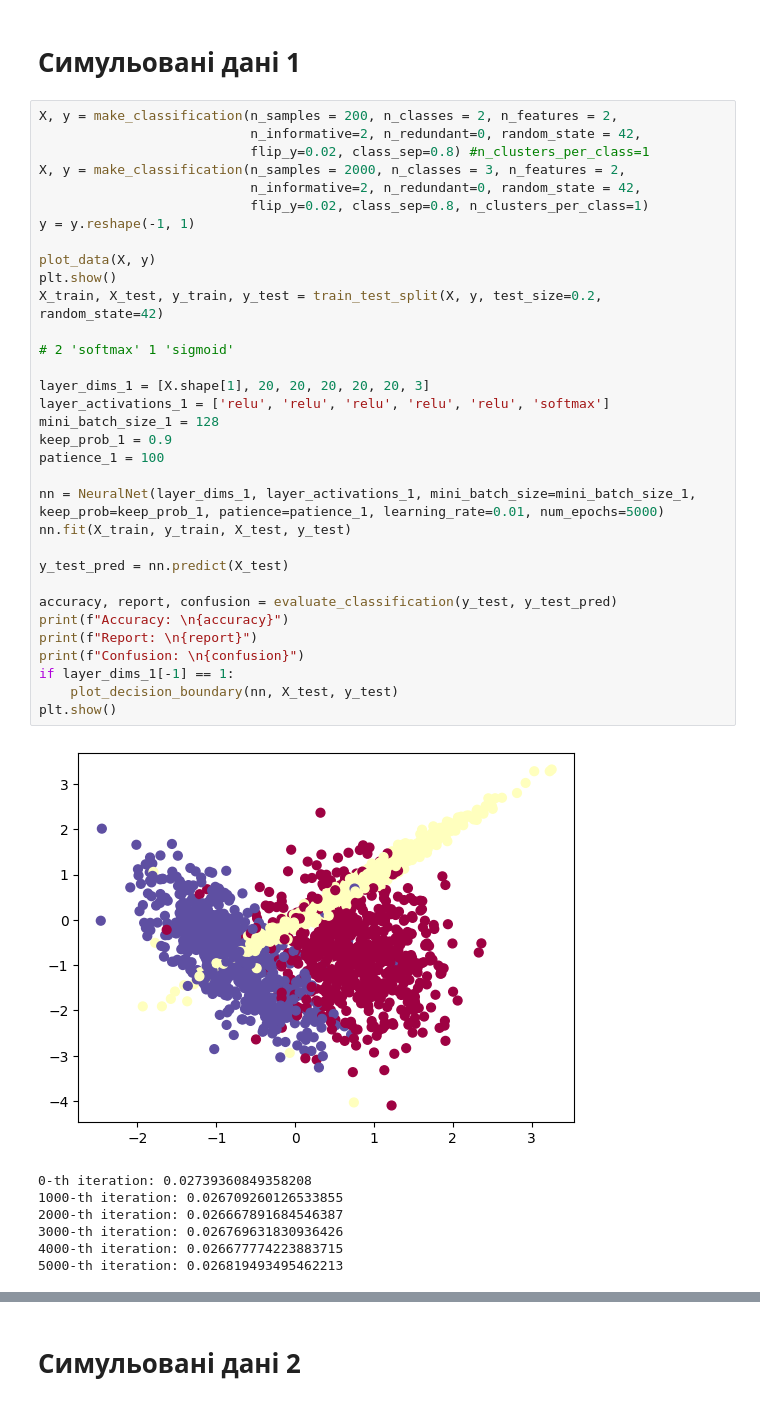
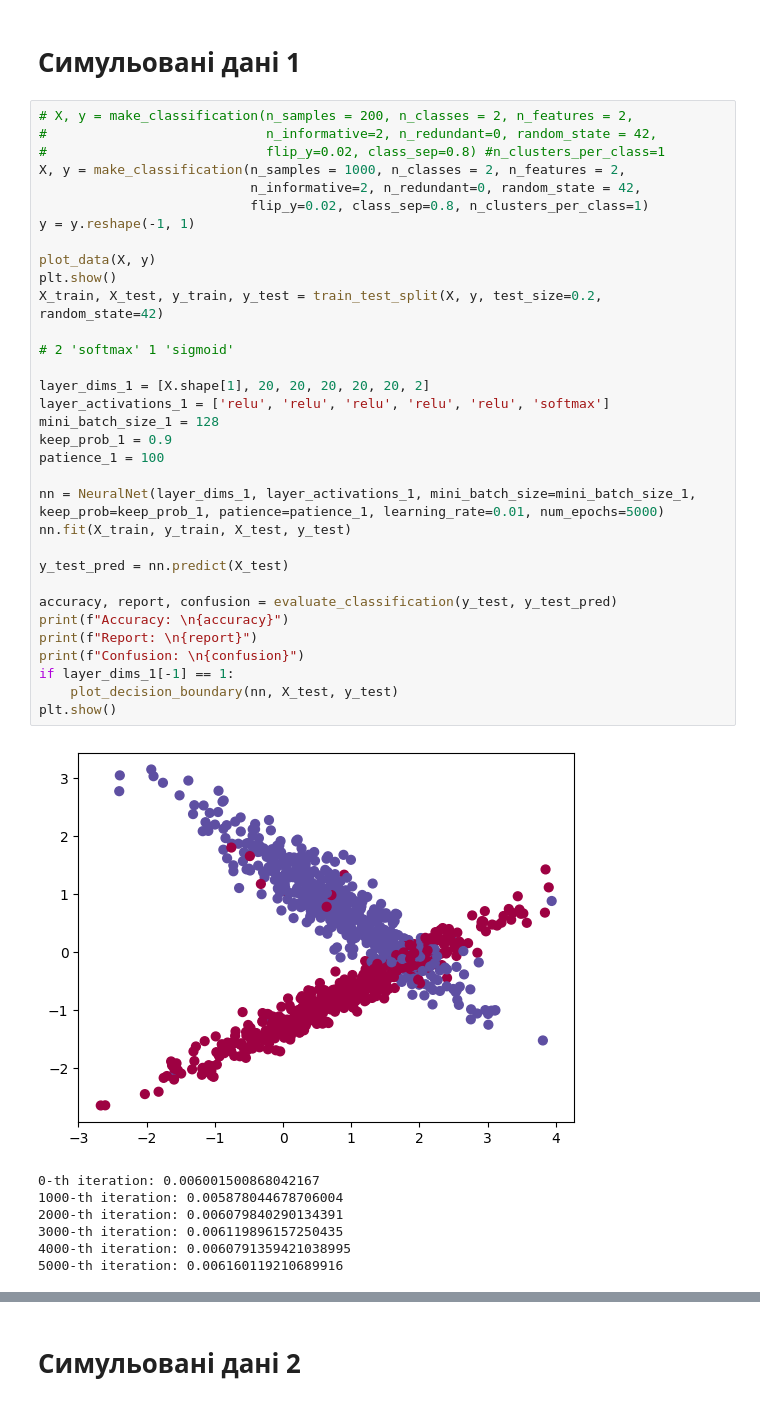
Before and after one commit to SerbulovArtem/Machine_Learning_Semester_66, a Jupyter notebook: HW3/NeuralNet simple 1.ipynb, the cells around one changed output, grey strips where cells are left out. Drawn from its saved outputs; the diff is of its cells as text.

```diff
--- a/HW3/NeuralNet simple 1.ipynb
+++ b/HW3/NeuralNet simple 1.ipynb
@@ -350,43 +369,43 @@ class NeuralNet:
 # %% [markdown]
 # Симульовані дані 1
 # %%
-X, y = make_classification(n_samples = 200, n_classes = 2, n_features = 2,
-                           n_informative=2, n_redundant=0, random_state = 42,
-                           flip_y=0.02, class_sep=0.8) #n_clusters_per_class=1
-X, y = make_classification(n_samples = 2000, n_classes = 3, n_features = 2,
+# X, y = make_classification(n_samples = 200, n_classes = 2, n_features = 2,
+#                            n_informative=2, n_redundant=0, random_state = 42,
+#                            flip_y=0.02, class_sep=0.8) #n_clusters_per_class=1
+X, y = make_classification(n_samples = 1000, n_classes = 2, n_features = 2,
                            n_informative=2, n_redundant=0, random_state = 42,
                            flip_y=0.02, class_sep=0.8, n_clusters_per_class=1)
 y = y.reshape(-1, 1)
 
 plot_data(X, y)
 plt.show()
 X_train, X_test, y_train, y_test = train_test_split(X, y, test_size=0.2, random_state=42)
 
 # 2 'softmax' 1 'sigmoid'
 
-layer_dims_1 = [X.shape[1], 20, 20, 20, 20, 20, 3]
+layer_dims_1 = [X.shape[1], 20, 20, 20, 20, 20, 2]
 layer_activations_1 = ['relu', 'relu', 'relu', 'relu', 'relu', 'softmax']
 mini_batch_size_1 = 128
 keep_prob_1 = 0.9
 patience_1 = 100
 
 nn = NeuralNet(layer_dims_1, layer_activations_1, mini_batch_size=mini_batch_size_1, keep_prob=keep_prob_1, patience=patience_1, learning_rate=0.01, num_epochs=5000)
 nn.fit(X_train, y_train, X_test, y_test)
 
 y_test_pred = nn.predict(X_test)
 
 accuracy, report, confusion = evaluate_classification(y_test, y_test_pred)
 print(f"Accuracy: \n{accuracy}")
 print(f"Report: \n{report}")
 print(f"Confusion: \n{confusion}")
 if layer_dims_1[-1] == 1:
     plot_decision_boundary(nn, X_test, y_test)
 plt.show()
 # %% [output]
-[figure, old version]
+[figure, new version]
-0-th iteration: 0.02739360849358208
-1000-th iteration: 0.026709260126533855
-2000-th iteration: 0.026667891684546387
-3000-th iteration: 0.026769631830936426
-4000-th iteration: 0.026677774223883715
-5000-th iteration: 0.026819493495462213
+0-th iteration: 0.006001500868042167
+1000-th iteration: 0.005878044678706004
+2000-th iteration: 0.006079840290134391
+3000-th iteration: 0.006119896157250435
+4000-th iteration: 0.0060791359421038995
+5000-th iteration: 0.006160119210689916
```
Also changed, not shown: parts of 5 cells of this notebook, 1 other file.
